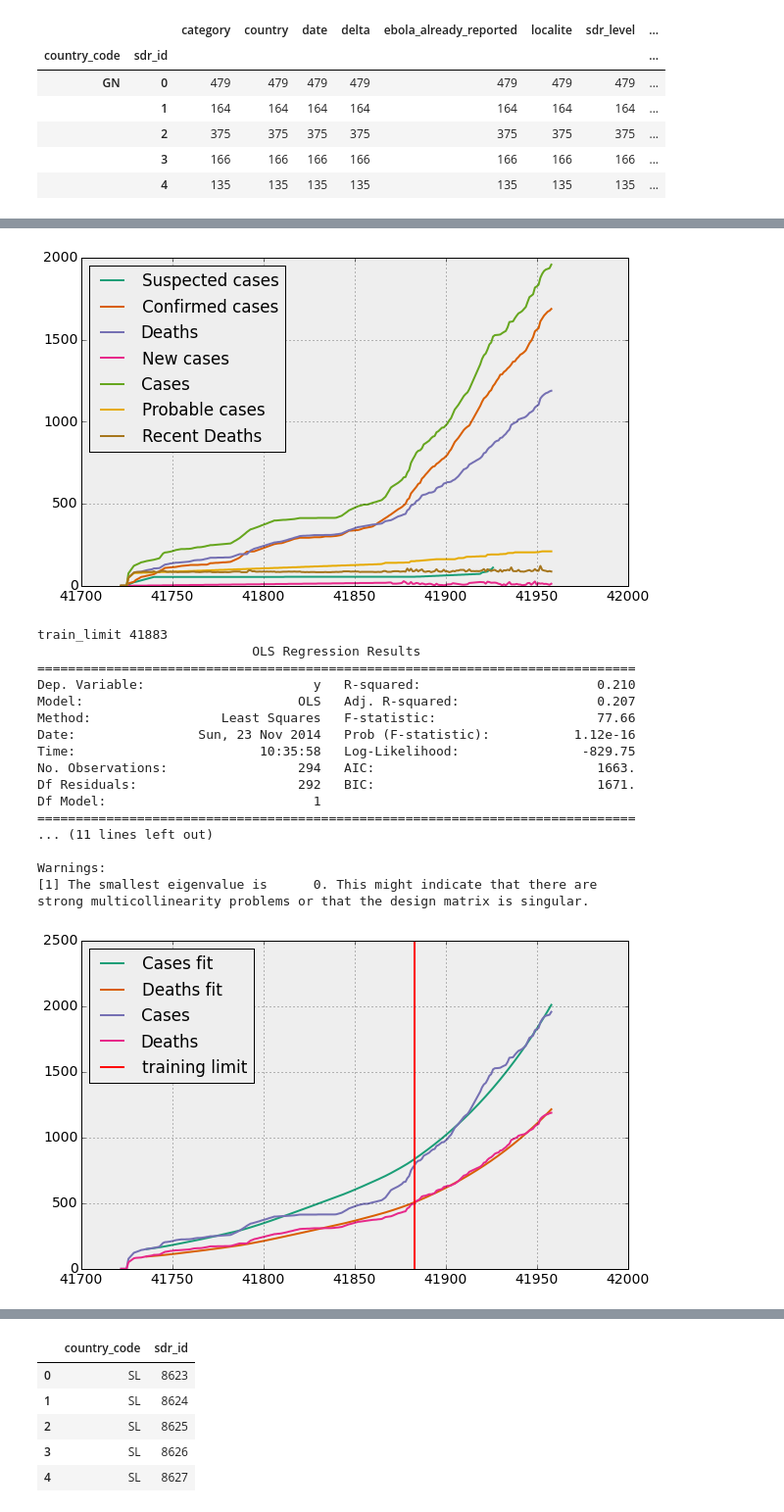
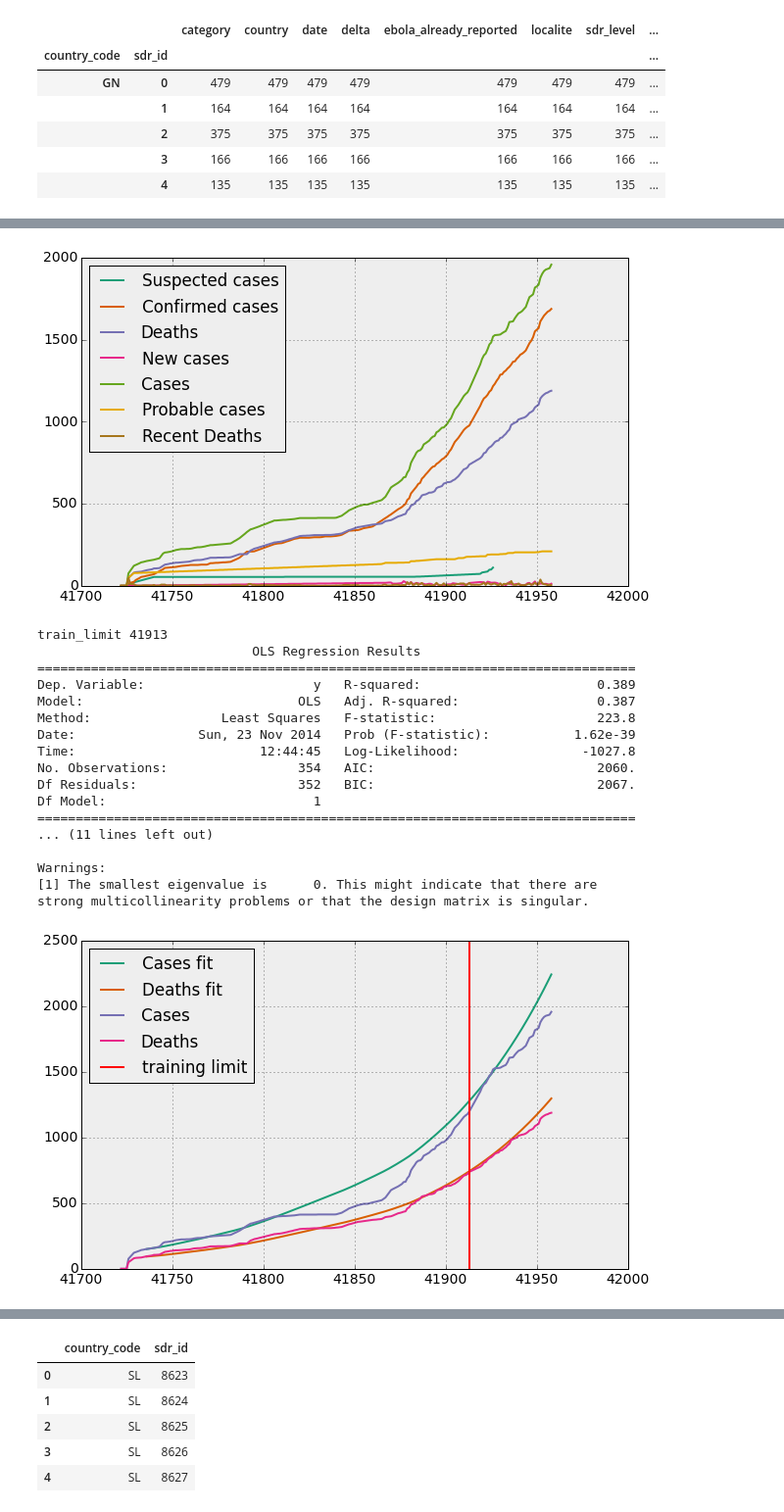
Before and after one commit to gsabran/data-science-project, a Jupyter notebook: code/timeseries.ipynb, the cells around one changed output, grey strips where cells are left out. Shown at 98% size. Cells and saved outputs as stored; diff of their text form; code cells hidden in the pictures.

```diff
--- a/code/timeseries.ipynb
+++ b/code/timeseries.ipynb
@@ -130,6 +140,3 @@ ts_clean.head()
 | 2 | Cases | Sierra Leone | SL | 41791 | Kenema | 8628 | ADM2 | Kenema | WHO | 3 |
 | 3 | Deaths | Sierra Leone | SL | 41791 | Kenema | 8628 | ADM2 | Kenema | WHO | 0 |
 | 4 | Cases | Sierra Leone | SL | 41809 | Kenema | 8628 | ADM2 | Kenema | WHO | 4 |
-# %%
-df = ts_clean[(ts_clean.date <41920) & (ts_clean.date >41900) & (ts_clean.country_code == 'GN') & (ts_clean.sdr_id == 0) & (ts_clean.category == 'Cases')]
-df.head()
@@ -182,7 +182,7 @@ for loc in time_series_dict2:
             last_day, last_value = d, new_value
 
 # add recent deaths
-recent = 10 # 10 days
+recent = 5 # number of days
 for loc in time_series_dict2:
     c = 'Deaths'
     recent_deaths = []
@@ -224,6 +253,3 @@ ts_interpolated[ts_interpolated.type == 'original'].groupby(['country_code', 'sd
 |  | 2 | 375 | 375 | 375 | 375 | 375 | 375 | 375 | ... |
 |  | 3 | 166 | 166 | 166 | 166 | 166 | 166 | 166 | ... |
 |  | 4 | 135 | 135 | 135 | 135 | 135 | 135 | 135 | ... |
-# %%
-df = ts_interpolated[(ts_interpolated.country_code == 'LR') & (ts_interpolated.sdr_id == 5513)]
-df[df.type == 'original'].groupby('category').count()
@@ -244,11 +261,12 @@ def plot(country_code, sdr_id, categories=ts_interpolated.category.unique()):
         plt.plot(_df.date, _df.value, label=c)
 
     plt.legend(loc=2)
+
 #plt.xlim(41860, 41920)
 plot('GN', 0)
 plt.show()
 # %% [output]
-[figure, old version]
+[figure, new version]
 # %%
 a = None
 def get_first(df, k):
@@ -266,7 +284,6 @@ def to_X_Y(country_code, sdr_id):
             recent_deaths = _df[_df.category == 'Recent Deaths']
             deaths = _df[_df.category == 'Deaths']
             I = get_first(infected, 'value')
-            #print d
             D_recent = get_first(recent_deaths, 'value')
 
             y = get_first(infected, 'delta')
@@ -278,6 +295,7 @@ def to_X_Y(country_code, sdr_id):
             x = [0, I, 0]
             X.append(x)
             Y.append([y])
+
             dates.append(d)
     return np.array(X), np.array(Y), dates
 
@@ -323,7 +341,7 @@ def fit_data(country_code, sdr_id, train_limit, days_after, should_print_table):
         last_data_known = last_data_known + np.array([[delta_I, -delta_I, 0], [0, delta_I, 0]])
         #last_data_known[1, 2] = sum(recent_deaths)
 
-    cum_y, cum_d_recent = [], []
+    cum_y, cum_death = [], []
     y, d_recent = sum(Y[:days_after * 2:2]), sum(Y[1:days_after * 2 + 1:2])
     if type(y) != int:
         y, d_recent = y[0], d_recent[0]
@@ -333,9 +351,9 @@ def fit_data(country_code, sdr_id, train_limit, days_after, should_print_table):
             cum_y.append(y)
         else:
             d_recent += v
-            cum_d_recent.append(d_recent)
+            cum_death.append(d_recent)
 
-    return cum_y, cum_d_recent, dates[days_after:]
+    return cum_y, cum_death, dates[days_after:]
 
 def plot_fit(country_code, sdr_id, train_limit='2014-10-01', days_after=0, should_print_table=False):
     fit = fit_data(country_code, sdr_id, train_limit, days_after, should_print_table)
@@ -354,25 +372,23 @@ def plot_fit(country_code, sdr_id, train_limit='2014-10-01', days_after=0, shoul
     plt.legend(loc=2)
 # %%
 country_code, sdr_id = 'GN', 0
-#plot_fit(country_code, sdr_id, train_limit='2014-09-01', days_after=0)
-#plt.show()
-plot_fit(country_code, sdr_id, train_limit='2014-09-01', days_after=10, should_print_table=True)
+plot_fit(country_code, sdr_id, train_limit='2014-10-01', days_after=10, should_print_table=True)
 # %% [output]
-train_limit 41883
+train_limit 41913
                             OLS Regression Results
 ==============================================================================
-Dep. Variable:                      y   R-squared:                       0.210
-Model:                            OLS   Adj. R-squared:                  0.207
-Method:                 Least Squares   F-statistic:                     77.66
-Date:                Sun, 23 Nov 2014   Prob (F-statistic):           1.12e-16
-Time:                        10:35:58   Log-Likelihood:                -829.75
-No. Observations:                 294   AIC:                             1663.
-Df Residuals:                     292   BIC:                             1671.
+Dep. Variable:                      y   R-squared:                       0.389
+Model:                            OLS   Adj. R-squared:                  0.387
+Method:                 Least Squares   F-statistic:                     223.8
+Date:                Sun, 23 Nov 2014   Prob (F-statistic):           1.62e-39
+Time:                        12:44:45   Log-Likelihood:                -1027.8
+No. Observations:                 354   AIC:                             2060.
+Df Residuals:                     352   BIC:                             2067.
 Df Model:                           1
 ==============================================================================
 ... (11 lines left out)
 
 Warnings:
 [1] The smallest eigenvalue is      0. This might indicate that there are
 strong multicollinearity problems or that the design matrix is singular.
-[figure, old version]
+[figure, new version]
```
Also changed, not shown: parts of 12 cells of this notebook, 1 other file.
